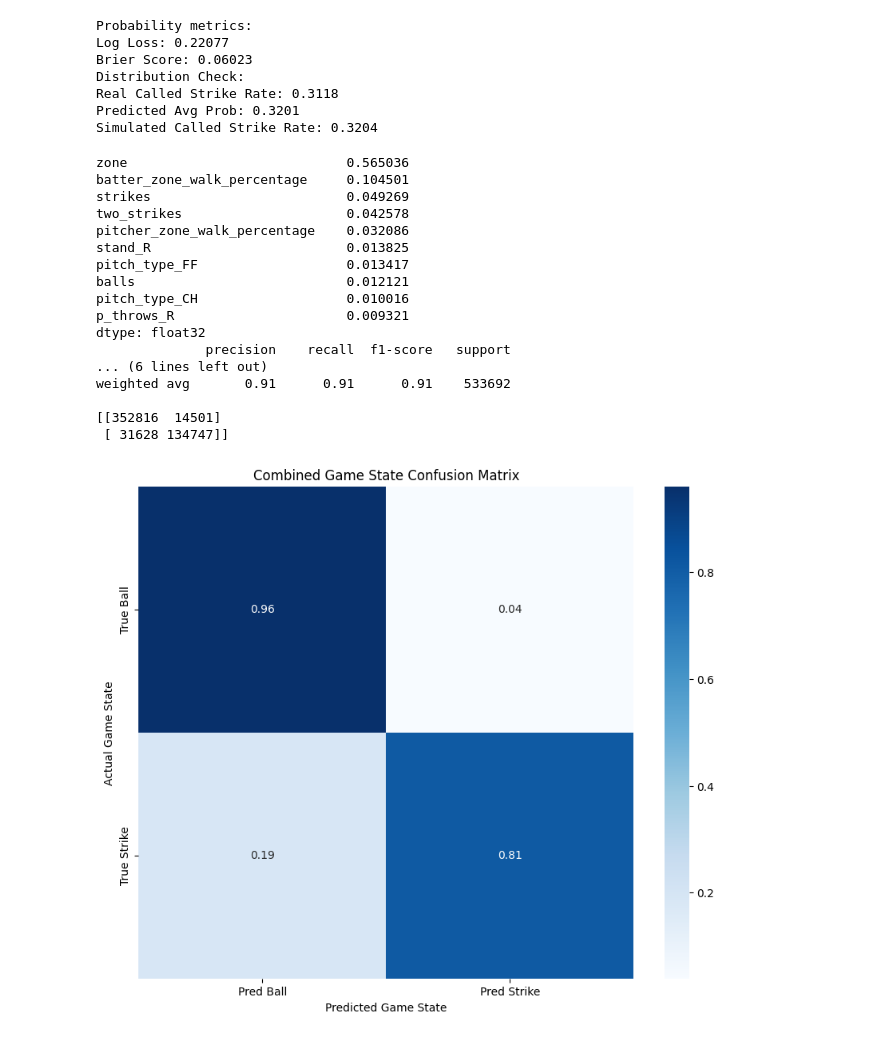
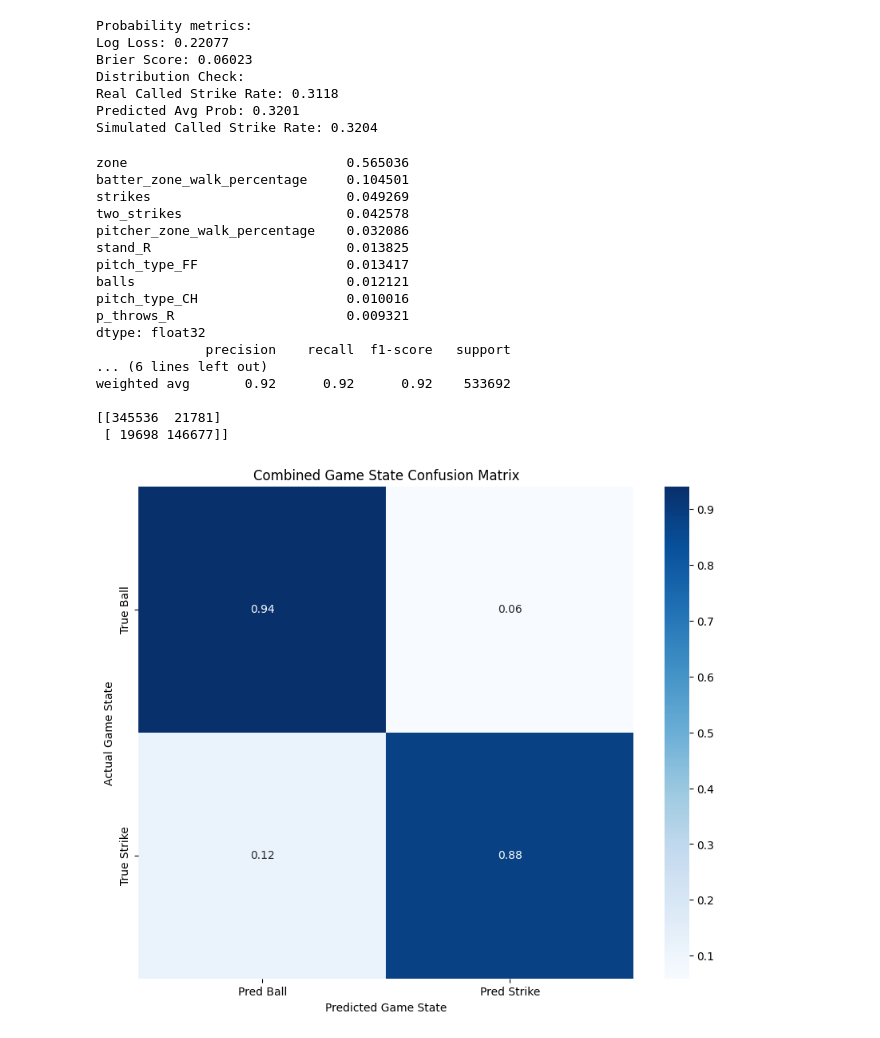
Before and after one commit to PitchCraftBaseball/pitchcraft-model, a Jupyter notebook: rnn-support-models/transition-model/transition_model.ipynb, the cells around one changed output. Saved outputs shown, nothing was run; the diff lists cells and outputs as text; code cells hidden in the pictures.

```diff
--- a/rnn-support-models/transition-model/transition_model.ipynb
+++ b/rnn-support-models/transition-model/transition_model.ipynb
@@ -616,7 +616,7 @@ common_index = y_true_combined.index.intersection(prob_df.index)
 y_true_aligned = y_true_combined.loc[common_index]
 
 # model is pretty confident at extreme strike probabilities, use higher threshold when classifying strikes
-y_pred_aligned = np.where(prob_df.loc[common_index, 'P(Strike)'] >= 0.85, 'P(Strike)', 'P(Ball)')
+y_pred_aligned = np.where(prob_df.loc[common_index, 'P(Strike)'] >= 0.7, 'P(Strike)', 'P(Ball)')
 
 importance_take = pd.Series(
     calibrated_take.estimator.feature_importances_,
@@ -631,34 +631,34 @@ print(cm)
 cm_norm = cm / cm.sum(axis=1, keepdims=True)
 
 plt.figure(figsize=(10, 8))
 sns.heatmap(
     cm_norm,
     cmap="Blues",
     fmt=".2f",
     annot=True,
     xticklabels=['Pred Ball', 'Pred Strike'],
     yticklabels=['True Ball', 'True Strike']
 )
 plt.xlabel("Predicted Game State")
 plt.ylabel("Actual Game State")
 plt.title(f"Combined Game State Confusion Matrix")
 plt.show()
 # %% [output]
 zone                            0.565036
 batter_zone_walk_percentage     0.104501
 strikes                         0.049269
 two_strikes                     0.042578
 pitcher_zone_walk_percentage    0.032086
 stand_R                         0.013825
 pitch_type_FF                   0.013417
 balls                           0.012121
 pitch_type_CH                   0.010016
 p_throws_R                      0.009321
 dtype: float32
               precision    recall  f1-score   support
 ... (6 lines left out)
-weighted avg       0.91      0.91      0.91    533692
+weighted avg       0.92      0.92      0.92    533692
 
-[[352816  14501]
- [ 31628 134747]]
+[[345536  21781]
+ [ 19698 146677]]
-[figure, old version]
+[figure, new version]
```
